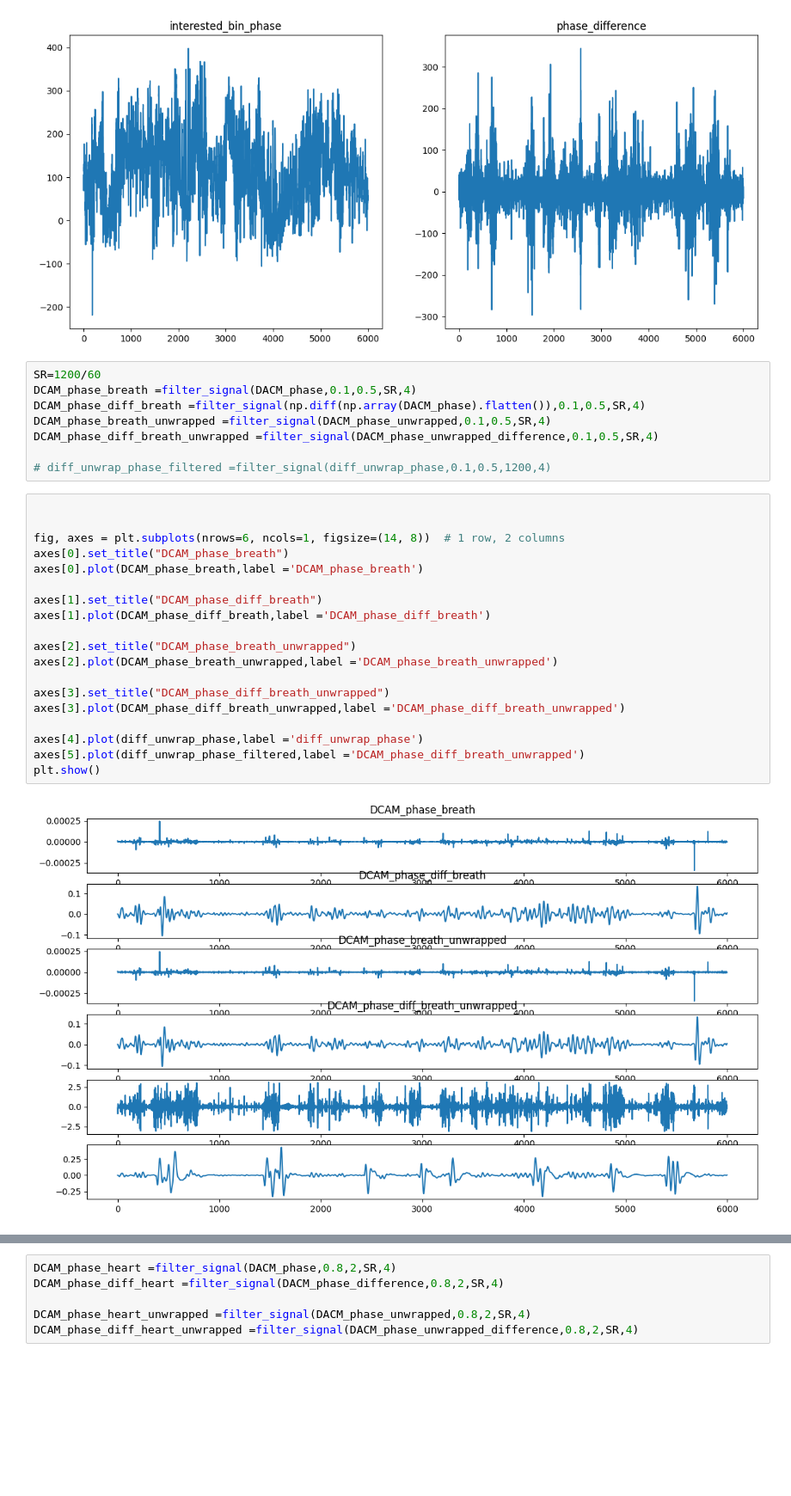
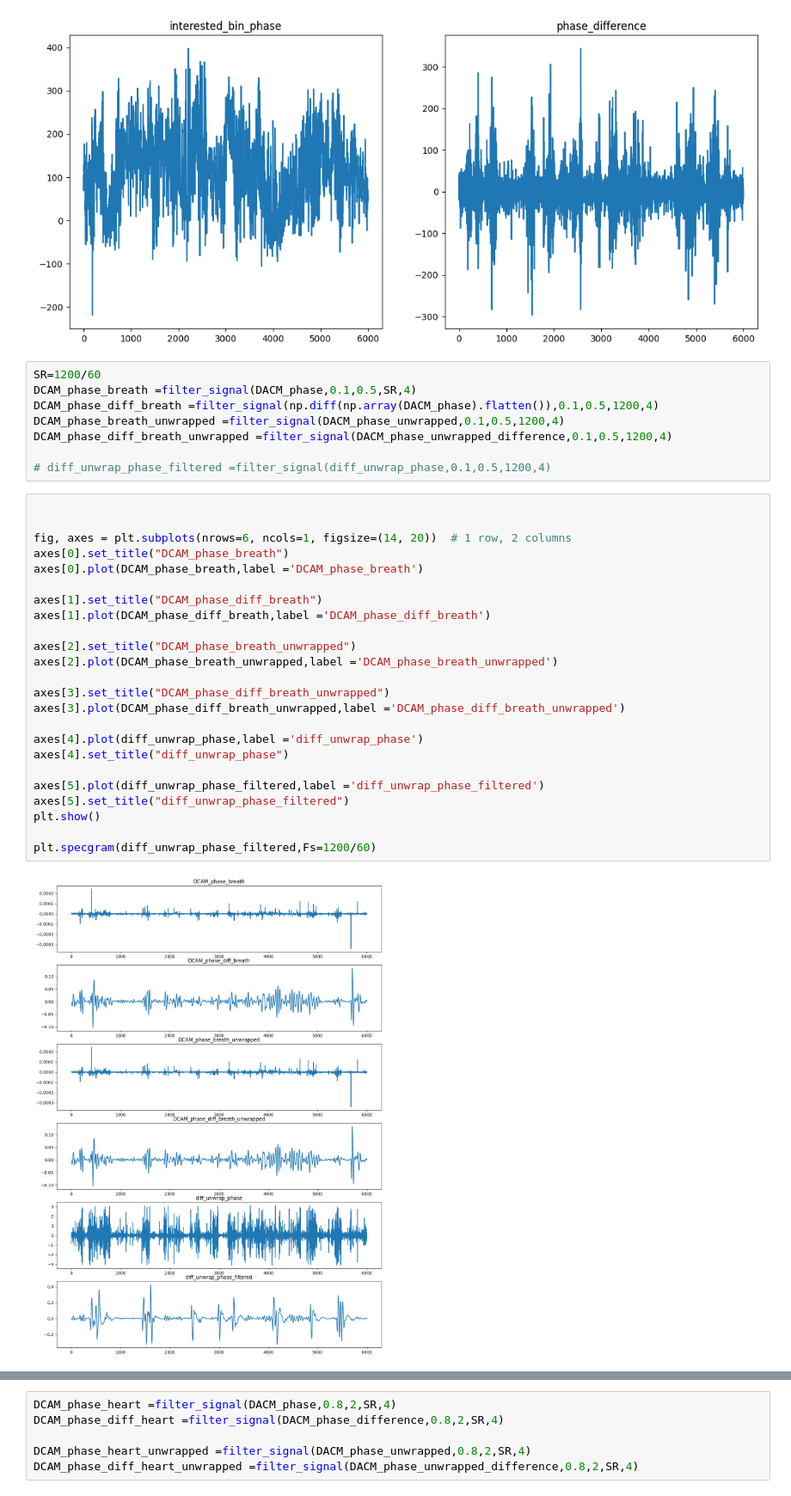
Before and after one commit to tqdinh/gensignal, a Jupyter notebook: EXTRACT_VITAL_SIGNAL_IN_FMCW_RADAR_10.ipynb, the cells around one changed output, grey strips where cells are left out. Shown at 86% size. Cells and saved outputs as stored; diff of their text form; blank space fills up the shorter version.

```diff
--- a/EXTRACT_VITAL_SIGNAL_IN_FMCW_RADAR_10.ipynb
+++ b/EXTRACT_VITAL_SIGNAL_IN_FMCW_RADAR_10.ipynb
@@ -242,29 +242,34 @@ plt.show()
 # %%
 SR=1200/60
 DCAM_phase_breath =filter_signal(DACM_phase,0.1,0.5,SR,4)
-DCAM_phase_diff_breath =filter_signal(np.diff(np.array(DACM_phase).flatten()),0.1,0.5,SR,4)
-DCAM_phase_breath_unwrapped =filter_signal(DACM_phase_unwrapped,0.1,0.5,SR,4)
-DCAM_phase_diff_breath_unwrapped =filter_signal(DACM_phase_unwrapped_difference,0.1,0.5,SR,4)
+DCAM_phase_diff_breath =filter_signal(np.diff(np.array(DACM_phase).flatten()),0.1,0.5,1200,4)
+DCAM_phase_breath_unwrapped =filter_signal(DACM_phase_unwrapped,0.1,0.5,1200,4)
+DCAM_phase_diff_breath_unwrapped =filter_signal(DACM_phase_unwrapped_difference,0.1,0.5,1200,4)
 
 # diff_unwrap_phase_filtered =filter_signal(diff_unwrap_phase,0.1,0.5,1200,4)
 # %%
 
 
-fig, axes = plt.subplots(nrows=6, ncols=1, figsize=(14, 8))  # 1 row, 2 columns
+fig, axes = plt.subplots(nrows=6, ncols=1, figsize=(14, 20))  # 1 row, 2 columns
 axes[0].set_title("DCAM_phase_breath")
 axes[0].plot(DCAM_phase_breath,label ='DCAM_phase_breath')
 
 axes[1].set_title("DCAM_phase_diff_breath")
 axes[1].plot(DCAM_phase_diff_breath,label ='DCAM_phase_diff_breath')
 
 axes[2].set_title("DCAM_phase_breath_unwrapped")
 axes[2].plot(DCAM_phase_breath_unwrapped,label ='DCAM_phase_breath_unwrapped')
 
 axes[3].set_title("DCAM_phase_diff_breath_unwrapped")
 axes[3].plot(DCAM_phase_diff_breath_unwrapped,label ='DCAM_phase_diff_breath_unwrapped')
 
 axes[4].plot(diff_unwrap_phase,label ='diff_unwrap_phase')
-axes[5].plot(diff_unwrap_phase_filtered,label ='DCAM_phase_diff_breath_unwrapped')
+axes[4].set_title("diff_unwrap_phase")
+
+axes[5].plot(diff_unwrap_phase_filtered,label ='diff_unwrap_phase_filtered')
+axes[5].set_title("diff_unwrap_phase_filtered")
 plt.show()
+
+plt.specgram(diff_unwrap_phase_filtered,Fs=1200/60)
 # %% [output]
-[figure, old version]
+[figure, new version]
```
Also changed, not shown: parts of 4 cells of this notebook, 10 other files.
